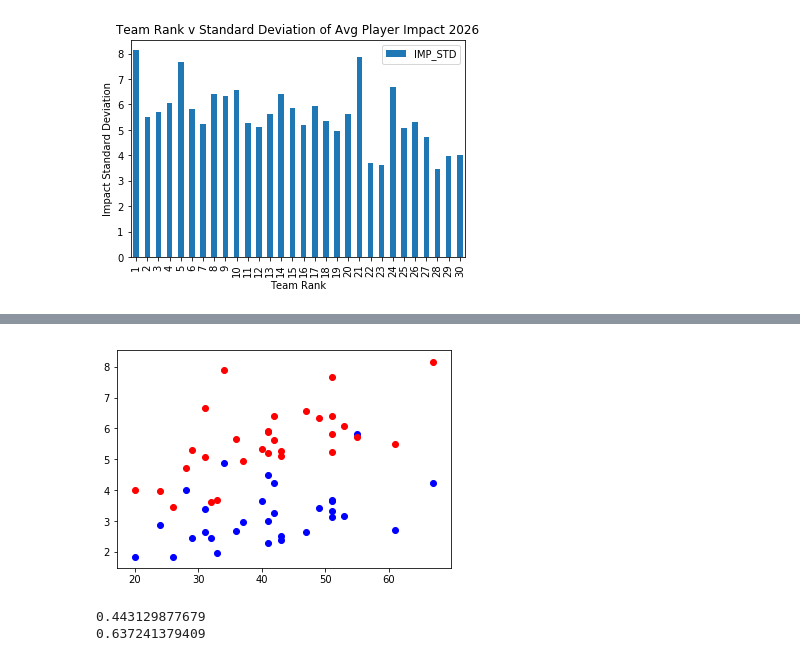
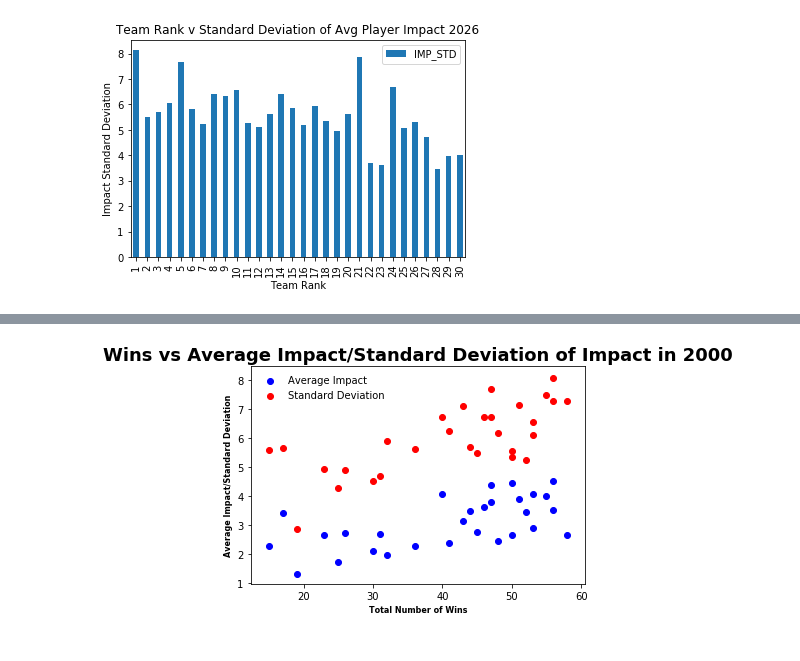
Before and after one commit to AaronWong14/Cogs108ProjectNBA, a Jupyter notebook: Impact Calculation.ipynb, the cells around one changed output, grey strips where cells are left out. Drawn from its saved outputs; the diff is of its cells as text; code cells hidden in the pictures.

```diff
--- a/Impact Calculation.ipynb
+++ b/Impact Calculation.ipynb
@@ -741,21 +605,16 @@ rs15 = pearsonr(lst_ranked_team_impact_df[15]['W'], lst_ranked_team_impact_df[15
-# %%
-plt.scatter(lst_ranked_team_impact_df[16]['W'], lst_ranked_team_impact_df[16]["IMP_MEAN"], c = 'blue')
-plt.hold
-plt.scatter(lst_ranked_team_impact_df[16]['W'], lst_ranked_team_impact_df[16]["IMP_STD"], c = 'red')
-rm16 = pearsonr(lst_ranked_team_impact_df[16]['W'], lst_ranked_team_impact_df[16]["IMP_MEAN"])
-rs16 = pearsonr(lst_ranked_team_impact_df[16]['W'], lst_ranked_team_impact_df[16]["IMP_STD"])
-# %% [output]
-[figure, removed]
-# %%
-a = rm0[0] + rm1[0] + rm2[0] + rm3[0] + rm4[0] + rm5[0] + rm6[0] + rm7[0] + rm8[0] + rm9[0] + rm10[0] + rm11[0] + rm12[0] + rm13[0] + rm14[0] + rm15[0] + rm16[0]
-avg_mean_r = (a)/(16)
-
-b = rs0[0] + rs1[0] + rs2[0] + rs3[0] + rs4[0] + rs5[0] + rs6[0] + rs7[0] + rs8[0] + rs9[0] + rs10[0] + rs11[0] + rs12[0] + rs13[0] + rs14[0] + rs15[0] + rs16[0]
-avg_std_r = (b)/(16)
-
-print(avg_mean_r)
-
-print(avg_std_r)
-# %% [output]
-0.443129877679
-0.637241379409
+# %%
+plt.scatter(lst_ranked_team_impact_df[0]['W'], lst_ranked_team_impact_df[0]["IMP_MEAN"], c = 'blue', label = 'Average Impact')
+plt.hold
+plt.scatter(lst_ranked_team_impact_df[0]['W'], lst_ranked_team_impact_df[0]["IMP_STD"], c = 'red', label = 'Standard Deviation')
+
+plt.title('Wins vs Average Impact/Standard Deviation of Impact in 2000', fontsize=18, fontweight='bold')
+
+plt.xlabel('Total Number of Wins', fontsize=8, fontweight='bold')
+plt.ylabel('Average Impact/Standard Deviation', fontsize=8, fontweight='bold')
+
+plt.legend(loc='upper left', scatterpoints=1, frameon=False)
+
+rm0=pearsonr(lst_ranked_team_impact_df[0]['W'], lst_ranked_team_impact_df[0]["IMP_MEAN"])
+rs0=pearsonr(lst_ranked_team_impact_df[0]['W'], lst_ranked_team_impact_df[0]["IMP_STD"])
+# %% [output]
+[figure, added]
```
Also changed, not shown: parts of 34 cells of this notebook, 1 other file.
